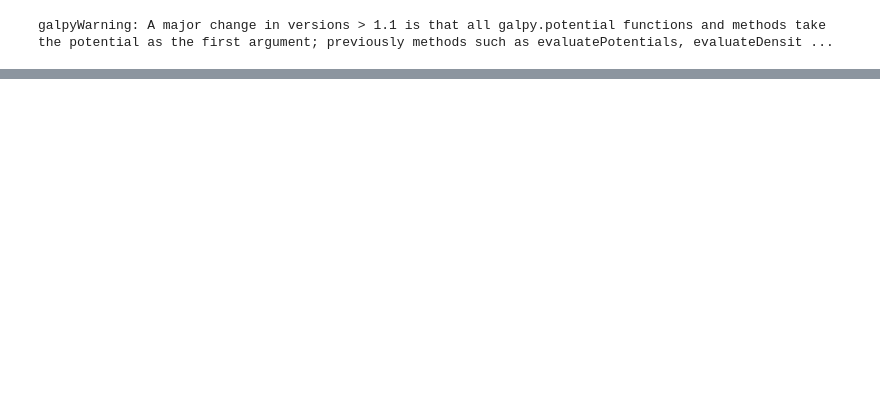
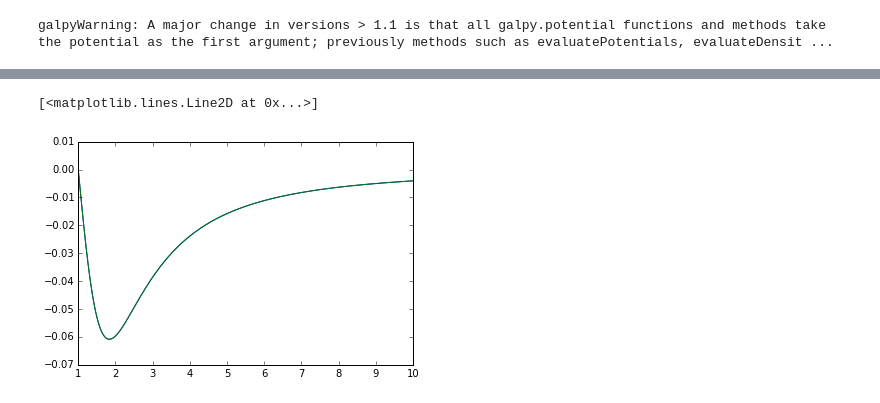
Before and after one commit to SeaifanAladdin/galpy-notebook, a Jupyter notebook: galpy/SCFPotential_forces.ipynb, the cells around one changed output, grey strips where cells are left out. Saved outputs shown, nothing was run; the diff lists cells and outputs as text; code cells hidden in the pictures; blank space fills up the shorter version.

```diff
--- a/galpy/SCFPotential_forces.ipynb
+++ b/galpy/SCFPotential_forces.ipynb
@@ -22,0 +30,7 @@ scf = SCFPotential(Acos=Acos,Asin=Asin)
+# %%
+z = nu.linspace(0.,10,1000)
+plt.plot(R, scf._zforce(1,z,1))
+plt.plot(R, h._zforce(1, z, 1))
+# %% [output]
+[<matplotlib.lines.Line2D at 0x...>]
+[figure, added]
```
Also changed, not shown: parts of 17 cells of this notebook.
